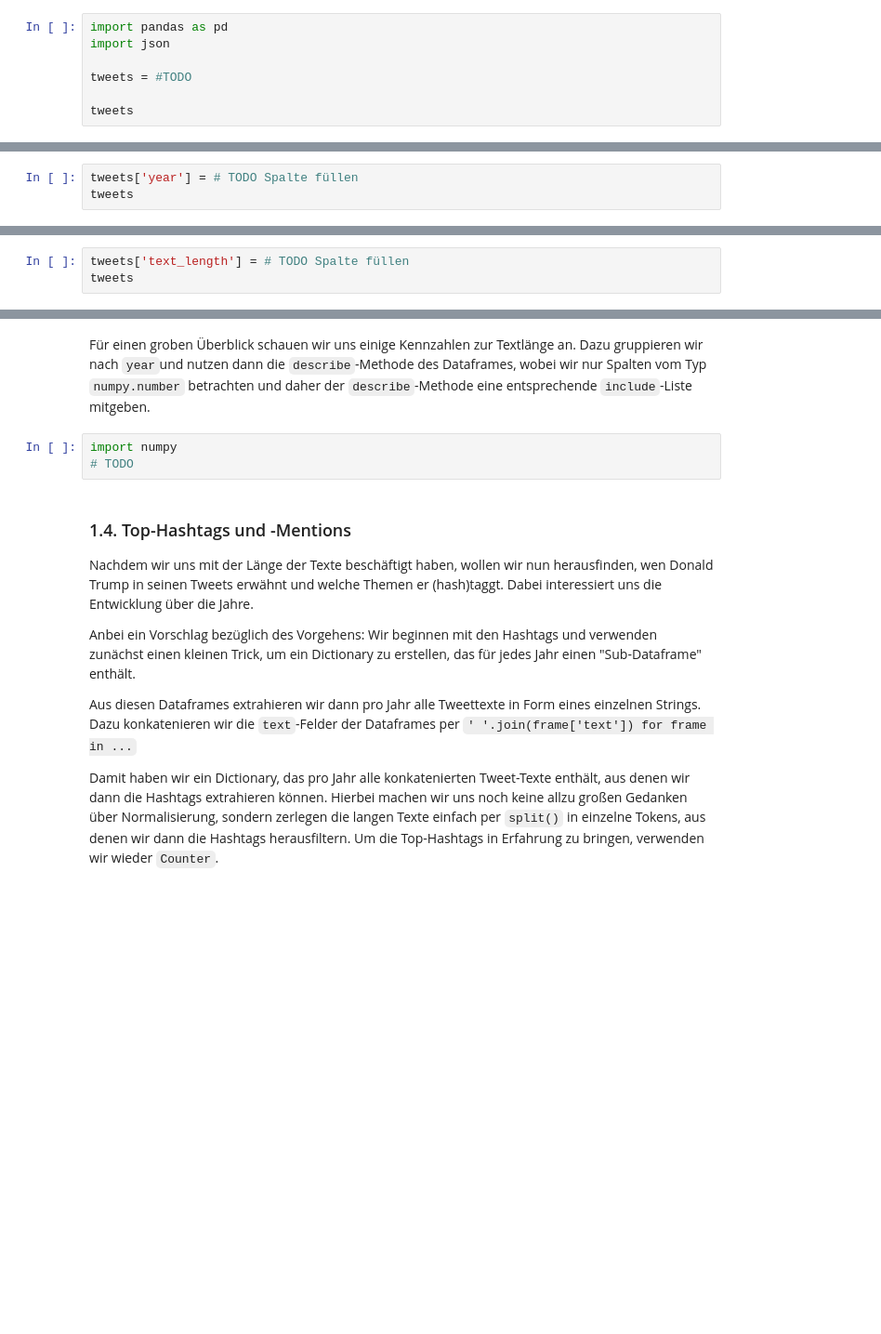
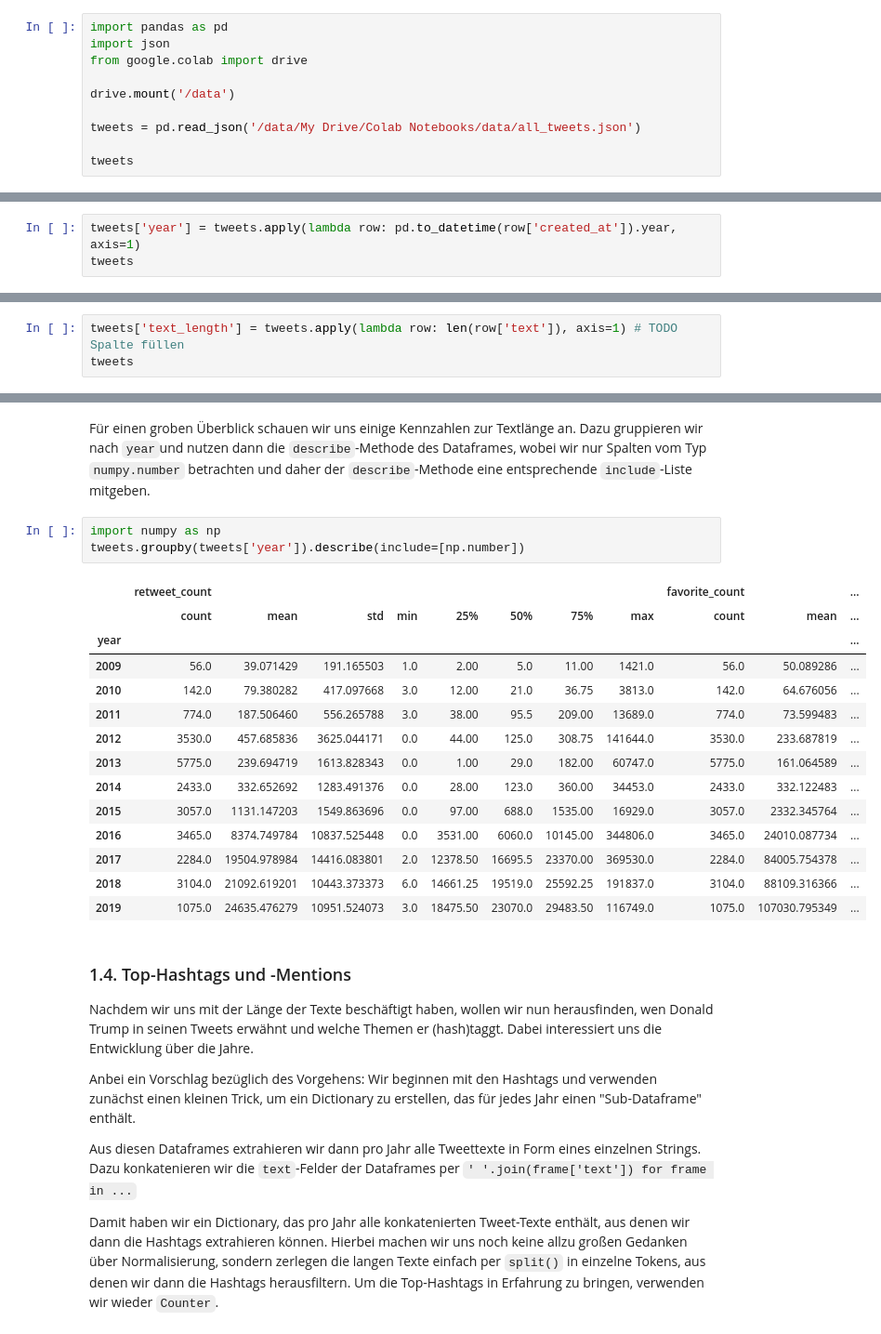
Before and after one commit to Nut/ailab, a Jupyter notebook: nlp/text_generation/text_generation_empty.ipynb, the cells around one changed output, grey strips where cells are left out. Shown: that part at 93% size. Cells and saved outputs as stored; diff of their text form; blank space fills up the shorter version.

Commit message:
Implemented text generation; Added trained model

````diff
--- a/nlp/text_generation/text_generation_empty.ipynb
+++ b/nlp/text_generation/text_generation_empty.ipynb
@@ -13,7 +13,10 @@
 # %%
 import pandas as pd
 import json
+from google.colab import drive
 
-tweets = #TODO
+drive.mount('/data')
+
+tweets = pd.read_json('/data/My Drive/Colab Notebooks/data/all_tweets.json')
 
 tweets
@@ -20,6 +42,6 @@ tweets
 # %% [markdown]
 ### 1.2 Jahr hinzufügen
 Für unsere Auswertungen interessiert uns nur das Jahr, in dem der Tweet verfasst wurde, nicht das genaue Datum. Wir fügen daher dem Dataframe eine zusätzliche Spalte ```year``` hinzu. Hierbei kann zum Beispiel die Pandas-Funktion ```DatetimeIndex``` verwendet werden, um aus dem ```created_at``` String einen DatetimeIndex zu machen, auf dessen einzelne Felder (```year```, ```month```, ```day```, ...) dann mittels Punktoperator zugegriffen werden kann.
-# %%
-tweets['year'] = # TODO Spalte füllen
-tweets
+# %%
+tweets['year'] = tweets.apply(lambda row: pd.to_datetime(row['created_at']).year, axis=1)
+tweets
@@ -31,5 +67,5 @@
 **Hinweis**
 Mittels ```apply``` lassen sich Funktionen auf Spalten des Dataframes mappen: ```df['new'] = df['old'].apply(lambda x : fancy_stuff(x))```
 # %%
-tweets['text_length'] = # TODO Spalte füllen
+tweets['text_length'] = tweets.apply(lambda row: len(row['text']), axis=1) # TODO Spalte füllen
 tweets
@@ -36,8 +86,23 @@ tweets
 # %% [markdown]
 Für einen groben Überblick schauen wir uns einige Kennzahlen zur Textlänge an. Dazu gruppieren wir nach ```year```und nutzen dann die ```describe```-Methode des Dataframes, wobei wir nur Spalten vom Typ ```numpy.number``` betrachten und daher der ```describe```-Methode eine entsprechende ```include```-Liste mitgeben.
-# %%
-import numpy
-# TODO
+# %%
+import numpy as np
+tweets.groupby(tweets['year']).describe(include=[np.number])
+# %% [output]
+|  | retweet_count |  |  |  |  |  |  |  | favorite_count |  | ... |
+|  | count | mean | std | min | 25% | 50% | 75% | max | count | mean | ... |
+| year |  |  |  |  |  |  |  |  |  |  | ... |
+| 2009 | 56.0 | 39.071429 | 191.165503 | 1.0 | 2.00 | 5.0 | 11.00 | 1421.0 | 56.0 | 50.089286 | ... |
+| 2010 | 142.0 | 79.380282 | 417.097668 | 3.0 | 12.00 | 21.0 | 36.75 | 3813.0 | 142.0 | 64.676056 | ... |
+| 2011 | 774.0 | 187.506460 | 556.265788 | 3.0 | 38.00 | 95.5 | 209.00 | 13689.0 | 774.0 | 73.599483 | ... |
+| 2012 | 3530.0 | 457.685836 | 3625.044171 | 0.0 | 44.00 | 125.0 | 308.75 | 141644.0 | 3530.0 | 233.687819 | ... |
+| 2013 | 5775.0 | 239.694719 | 1613.828343 | 0.0 | 1.00 | 29.0 | 182.00 | 60747.0 | 5775.0 | 161.064589 | ... |
+| 2014 | 2433.0 | 332.652692 | 1283.491376 | 0.0 | 28.00 | 123.0 | 360.00 | 34453.0 | 2433.0 | 332.122483 | ... |
+| 2015 | 3057.0 | 1131.147203 | 1549.863696 | 0.0 | 97.00 | 688.0 | 1535.00 | 16929.0 | 3057.0 | 2332.345764 | ... |
+| 2016 | 3465.0 | 8374.749784 | 10837.525448 | 0.0 | 3531.00 | 6060.0 | 10145.00 | 344806.0 | 3465.0 | 24010.087734 | ... |
+| 2017 | 2284.0 | 19504.978984 | 14416.083801 | 2.0 | 12378.50 | 16695.5 | 23370.00 | 369530.0 | 2284.0 | 84005.754378 | ... |
+| 2018 | 3104.0 | 21092.619201 | 10443.373373 | 6.0 | 14661.25 | 19519.0 | 25592.25 | 191837.0 | 3104.0 | 88109.316366 | ... |
+| 2019 | 1075.0 | 24635.476279 | 10951.524073 | 3.0 | 18475.50 | 23070.0 | 29483.50 | 116749.0 | 1075.0 | 107030.795349 | ... |
 # %% [markdown]
 ### 1.4. Top-Hashtags und -Mentions
 Nachdem wir uns mit der Länge der Texte beschäftigt haben, wollen wir nun herausfinden, wen Donald Trump in seinen Tweets erwähnt und welche Themen er (hash)taggt. Dabei interessiert uns die Entwicklung über die Jahre.
````
Also changed, not shown: parts of 22 cells of this notebook, 3 other files.
